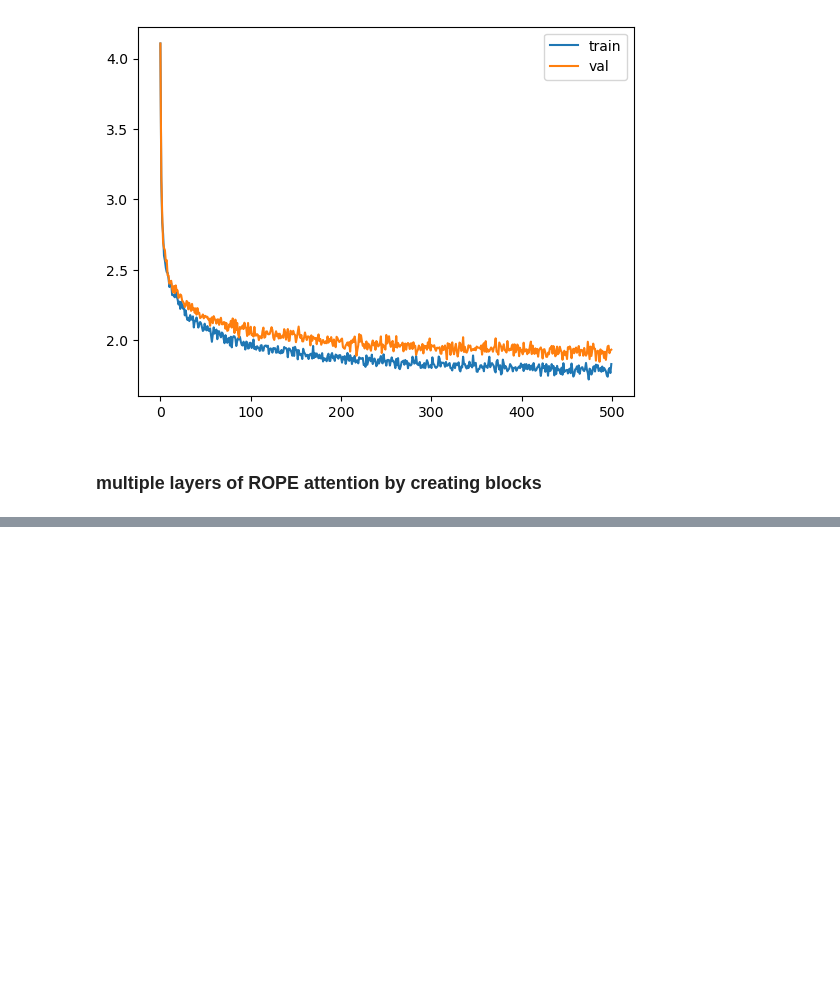
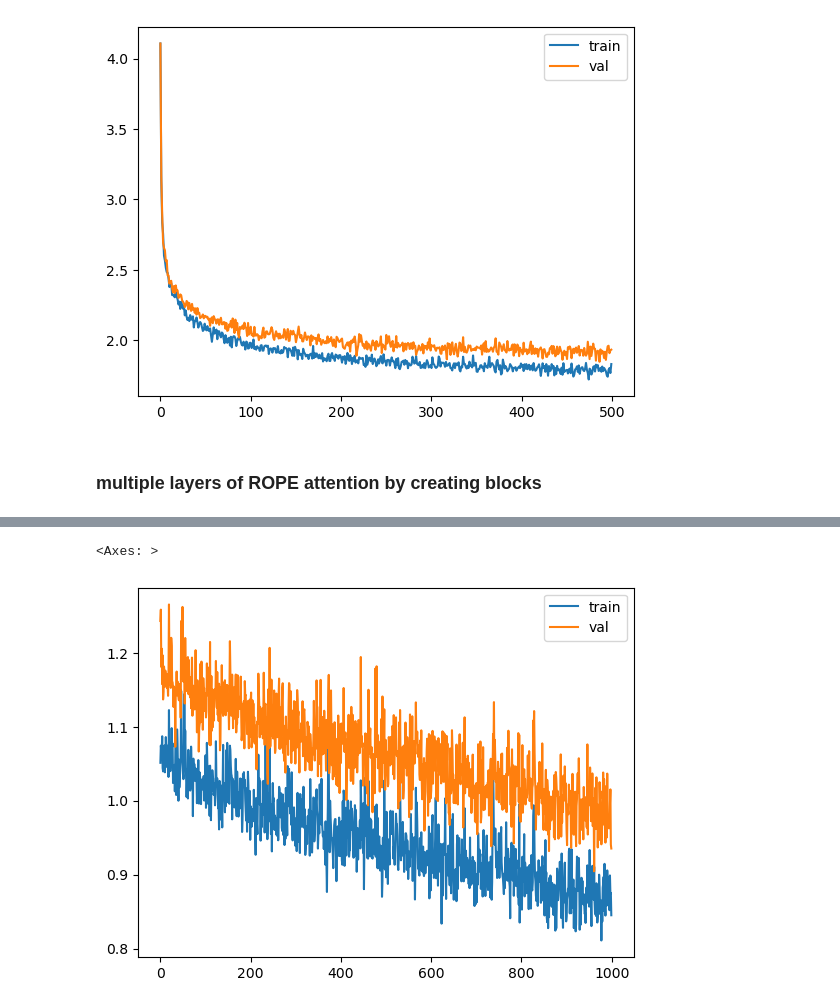
Before and after one commit to ysurs/Multimodal_llms, a Jupyter notebook: llama.ipynb, the cells around one changed output, grey strips where cells are left out. Cells and saved outputs as stored; diff of their text form; code cells hidden in the pictures; blank space fills up the shorter version.

```diff
--- a/llama.ipynb
+++ b/llama.ipynb
@@ -1058,0 +1134,3 @@ block(torch.randn(MASTER_CONFIG['batch_size'], MASTER_CONFIG['context_window'],
+# %%
+train(llama, optimizer, config=MASTER_CONFIG)
+# %% [output]
@@ -1058,0 +1138,2 @@ block(torch.randn(MASTER_CONFIG['batch_size'], MASTER_CONFIG['context_window'],
+<Axes: >
+[figure, added]
```
Also changed, not shown: parts of 5 cells of this notebook.
